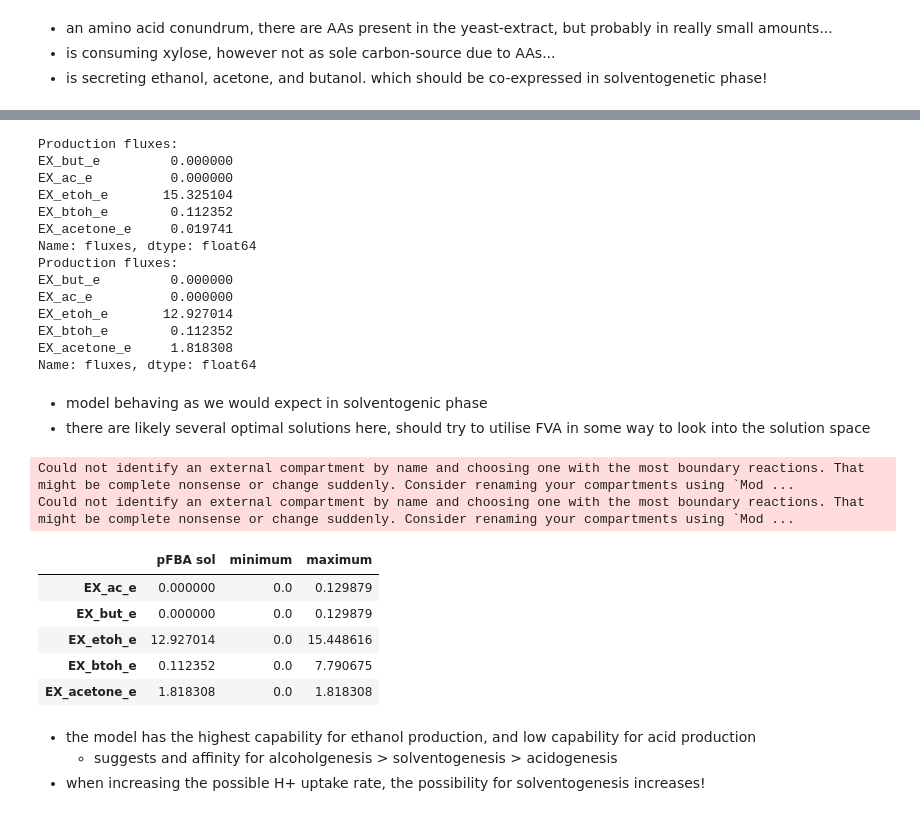
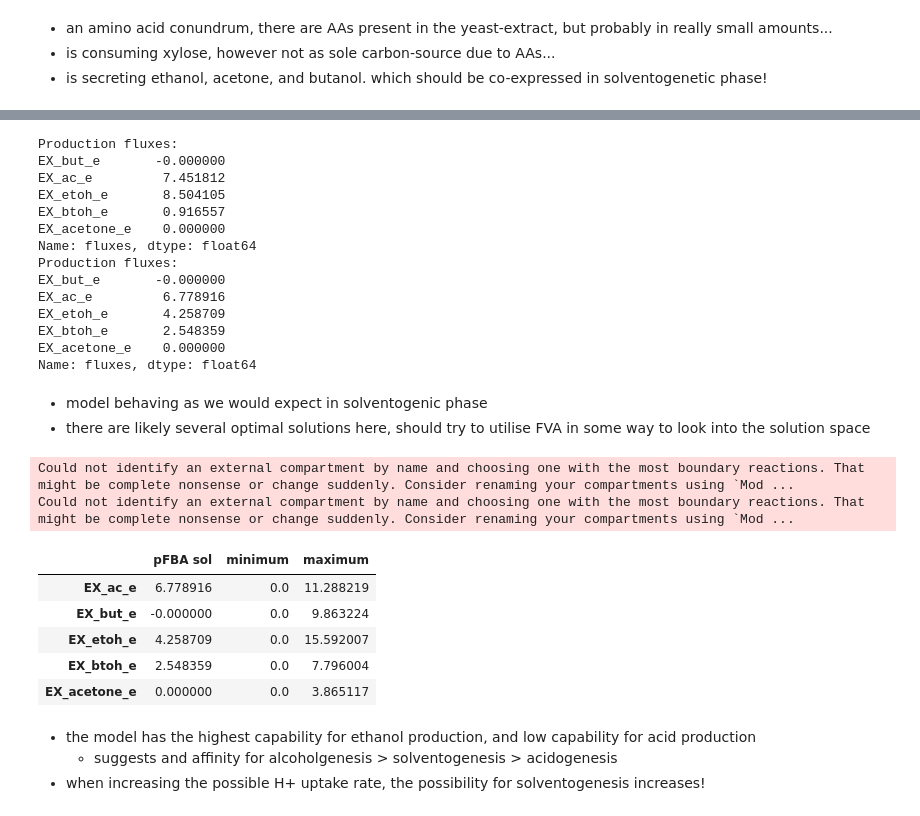
Before and after one commit to andreastallvik/BIOTBT3900, a Jupyter notebook: community_modelling/CBP_butanol/nj4_sim.ipynb, the cells around one changed output, grey strips where cells are left out. Cells and saved outputs as stored; diff of their text form; code cells hidden in the pictures.

```diff
--- a/community_modelling/CBP_butanol/nj4_sim.ipynb
+++ b/community_modelling/CBP_butanol/nj4_sim.ipynb
@@ -69,7 +54,7 @@ EX_acetone_e   1.818308      0.0   1.818308
 from cobra.flux_analysis import pfba
 
 with nj4:
-    acid_medium = static_sim.get_specific_medium(nj4, {"EX_xyl__D_e": 10, "EX_h_e":1000})
+    acid_medium = static_sim.get_specific_medium(nj4, {"EX_xyl__D_e": 10})
     nj4.medium = acid_medium
 
     summary = nj4.summary()
@@ -141,33 +126,33 @@ read_production_rates(solution)
 read_production_rates(pfba_solution)
 # %% [output]
 Production fluxes:
-EX_but_e         0.000000
-EX_ac_e          0.000000
-EX_etoh_e       15.325104
-EX_btoh_e        0.112352
-EX_acetone_e     0.019741
+EX_but_e       -0.000000
+EX_ac_e         7.451812
+EX_etoh_e       8.504105
+EX_btoh_e       0.916557
+EX_acetone_e    0.000000
 Name: fluxes, dtype: float64
 Production fluxes:
-EX_but_e         0.000000
-EX_ac_e          0.000000
-EX_etoh_e       12.927014
-EX_btoh_e        0.112352
-EX_acetone_e     1.818308
+EX_but_e       -0.000000
+EX_ac_e         6.778916
+EX_etoh_e       4.258709
+EX_btoh_e       2.548359
+EX_acetone_e    0.000000
 Name: fluxes, dtype: float64
 # %% [markdown]
 - model behaving as we would expect in solventogenic phase
 - there are likely several optimal solutions here, should try to utilise FVA in some way to look into the solution space
 # %%
-static_sim.get_productions(nj4, medium=static_sim.get_specific_medium(nj4, {"EX_xyl__D_e":10, "EX_h_e":1000}))
+static_sim.get_productions(nj4, medium=static_sim.get_specific_medium(nj4, {"EX_xyl__D_e":10}))
 # %% [output]
 Could not identify an external compartment by name and choosing one with the most boundary reactions. That might be complete nonsense or change suddenly. Consider renaming your compartments using `Mod ...
 Could not identify an external compartment by name and choosing one with the most boundary reactions. That might be complete nonsense or change suddenly. Consider renaming your compartments using `Mod ...
 |  | pFBA sol | minimum | maximum |
-| EX_ac_e | 0.000000 | 0.0 | 0.129879 |
-| EX_but_e | 0.000000 | 0.0 | 0.129879 |
-| EX_etoh_e | 12.927014 | 0.0 | 15.448616 |
-| EX_btoh_e | 0.112352 | 0.0 | 7.790675 |
-| EX_acetone_e | 1.818308 | 0.0 | 1.818308 |
+| EX_ac_e | 6.778916 | 0.0 | 11.288219 |
+| EX_but_e | -0.000000 | 0.0 | 9.863224 |
+| EX_etoh_e | 4.258709 | 0.0 | 15.592007 |
+| EX_btoh_e | 2.548359 | 0.0 | 7.796004 |
+| EX_acetone_e | 0.000000 | 0.0 | 3.865117 |
 # %% [markdown]
 - the model has the highest capability for ethanol production, and low capability for acid production
     - suggests and affinity for alcoholgenesis > solventogenesis > acidogenesis
```
Also changed, not shown: parts of 13 cells of this notebook, 7 other files.
